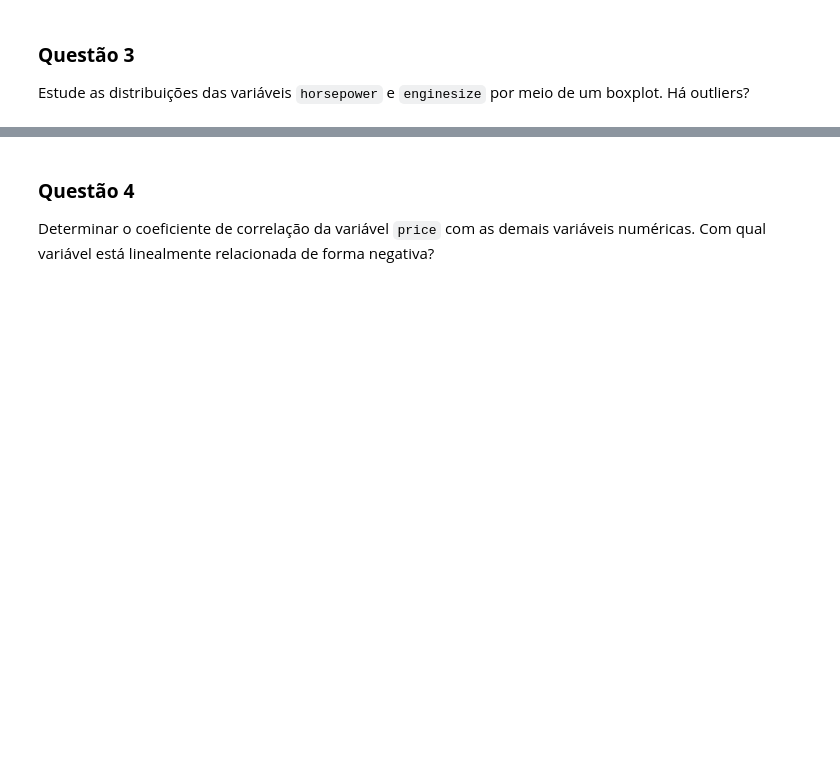
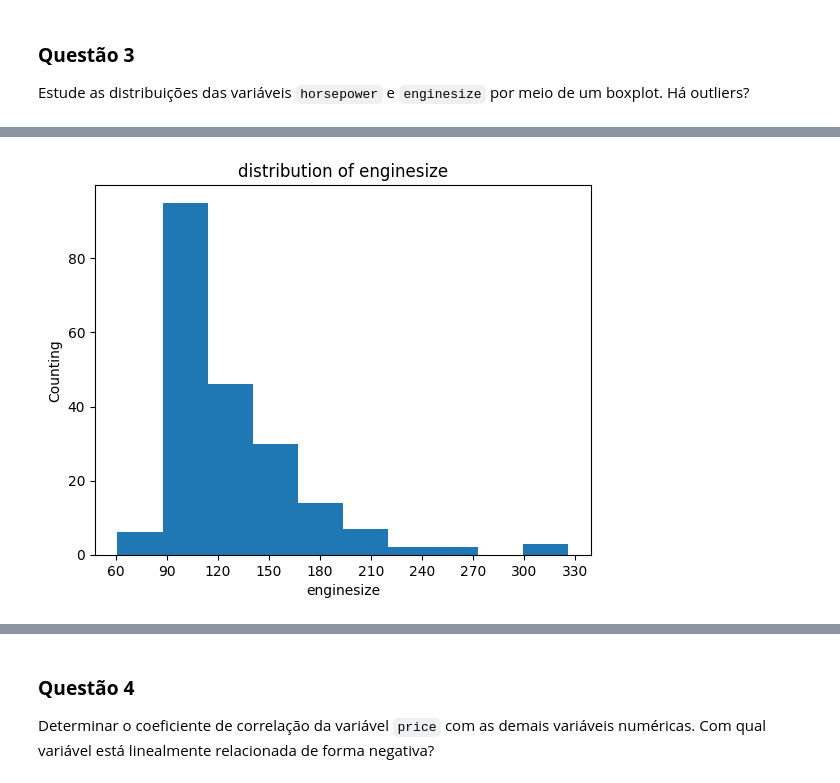
Before and after one commit to andvsilva/programming_school, a Jupyter notebook: notebooks/Reg_linear_lab_2023.ipynb, the cells around one changed output, grey strips where cells are left out. Drawn from its saved outputs; the diff is of its cells as text; code cells hidden in the pictures; blank space fills up the shorter version.

```diff
--- a/notebooks/Reg_linear_lab_2023.ipynb
+++ b/notebooks/Reg_linear_lab_2023.ipynb
@@ -87,0 +134,10 @@ Estude as distribuições das variáveis `horsepower` e `enginesize` por meio de
+# %%
+ax = plt.figure().gca()
+plt.hist( df['enginesize'], bins=10) # plot ANO BO
+plt.title("distribution of enginesize")
+plt.ylabel("Counting")
+plt.xlabel("enginesize")
+ax.xaxis.set_major_locator(MaxNLocator(integer=True)) # set int number x label
+plt.show()
+# %% [output]
+[figure, added]
```
Also changed, not shown: parts of 12 cells of this notebook.
